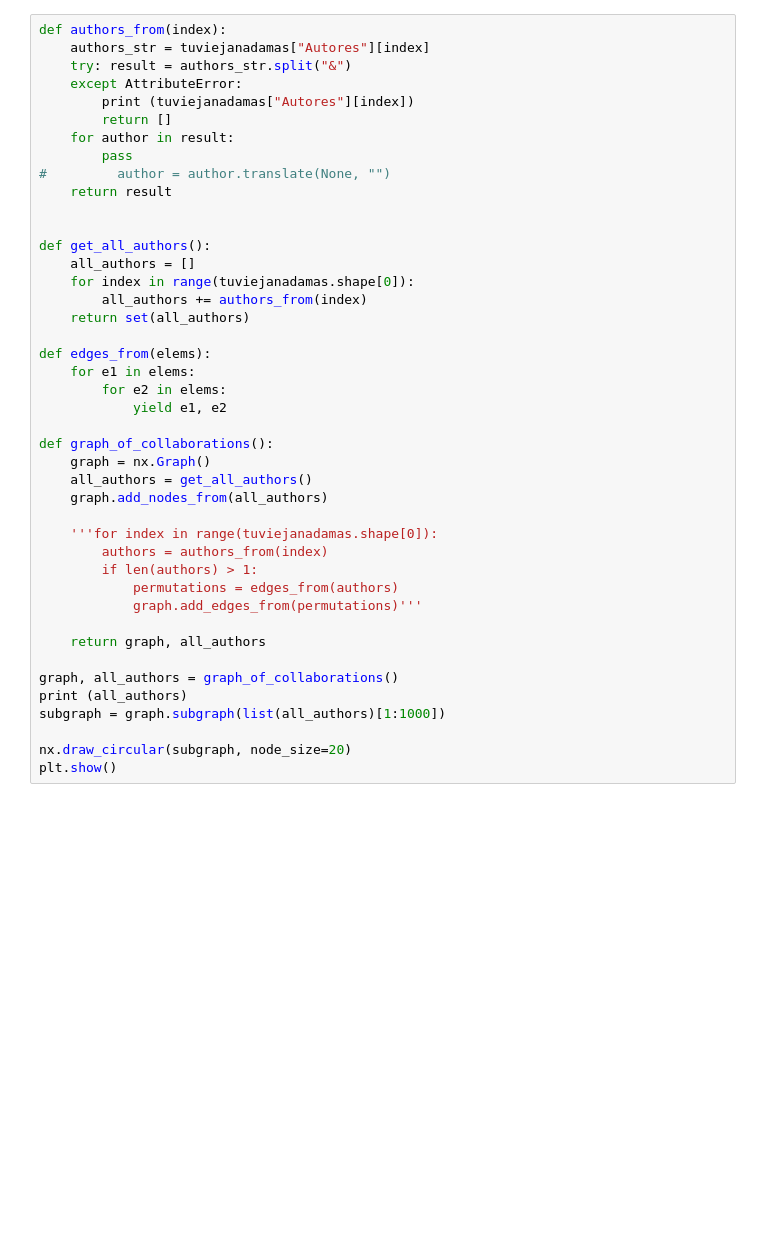
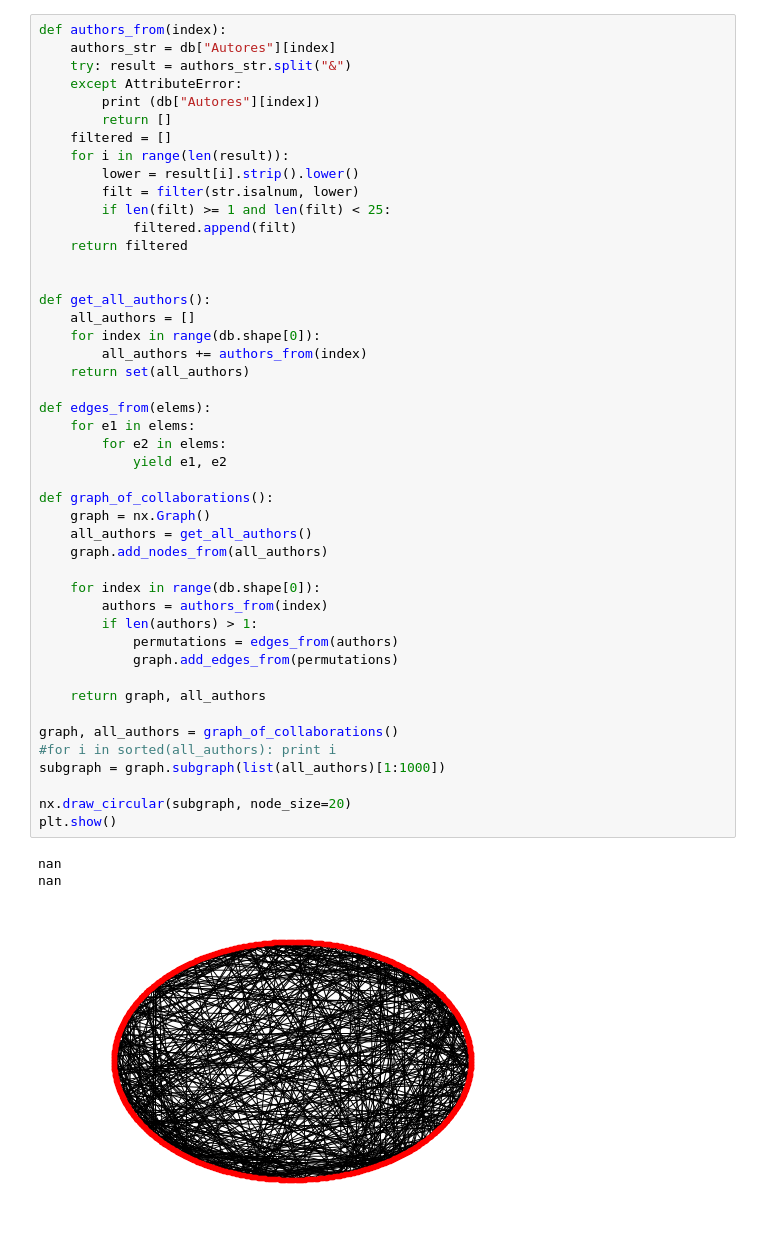
Before and after one commit to fhosen/CienciaDeDatos, a Jupyter notebook: TP4/TP4.ipynb, the cells around one changed output. Drawn from its saved outputs; the diff is of its cells as text; blank space fills up the shorter version.

```diff
--- a/TP4/TP4.ipynb
+++ b/TP4/TP4.ipynb
@@ -28,43 +37,50 @@ tuviejanadamas
 # %%
 def authors_from(index):
-    authors_str = tuviejanadamas["Autores"][index]
+    authors_str = db["Autores"][index]
     try: result = authors_str.split("&")
     except AttributeError:
-        print (tuviejanadamas["Autores"][index])
+        print (db["Autores"][index])
         return []
-    for author in result:
-        pass
-#         author = author.translate(None, "")
-    return result
+    filtered = []
+    for i in range(len(result)):
+        lower = result[i].strip().lower()
+        filt = filter(str.isalnum, lower)
+        if len(filt) >= 1 and len(filt) < 25:
+            filtered.append(filt)
+    return filtered
 
 
 def get_all_authors():
     all_authors = []
-    for index in range(tuviejanadamas.shape[0]):
+    for index in range(db.shape[0]):
         all_authors += authors_from(index)
     return set(all_authors)
 
 def edges_from(elems):
     for e1 in elems:
         for e2 in elems:
             yield e1, e2
 
 def graph_of_collaborations():
     graph = nx.Graph()
     all_authors = get_all_authors()
     graph.add_nodes_from(all_authors)
 
-    '''for index in range(tuviejanadamas.shape[0]):
+    for index in range(db.shape[0]):
         authors = authors_from(index)
         if len(authors) > 1:
             permutations = edges_from(authors)
-            graph.add_edges_from(permutations)'''
+            graph.add_edges_from(permutations)
 
     return graph, all_authors
 
 graph, all_authors = graph_of_collaborations()
-print (all_authors)
+#for i in sorted(all_authors): print i
 subgraph = graph.subgraph(list(all_authors)[1:1000])
 
 nx.draw_circular(subgraph, node_size=20)
 plt.show()
+# %% [output]
+nan
+nan
+[figure, added]
```
Also changed, not shown: parts of 17 cells of this notebook.
